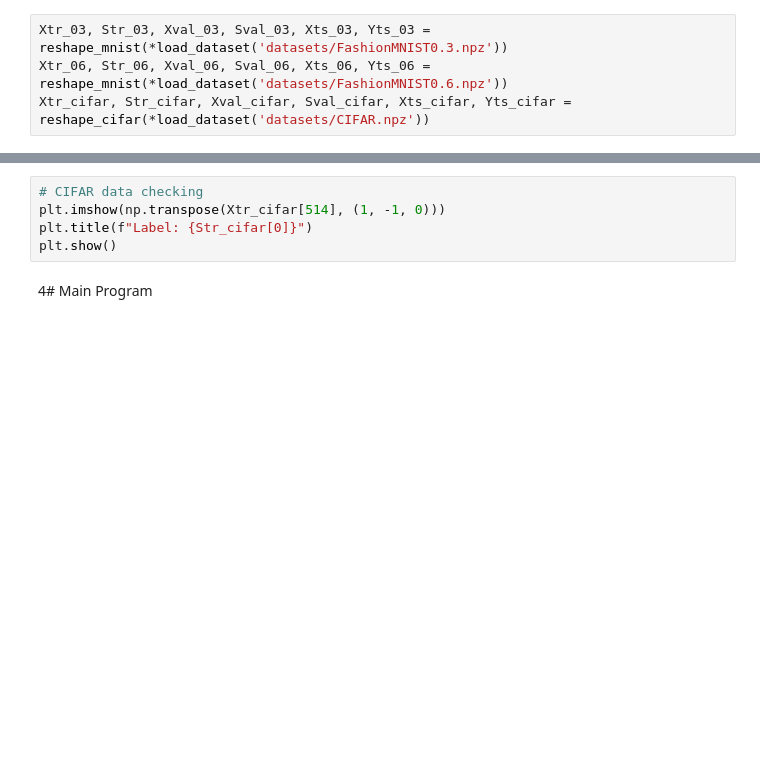
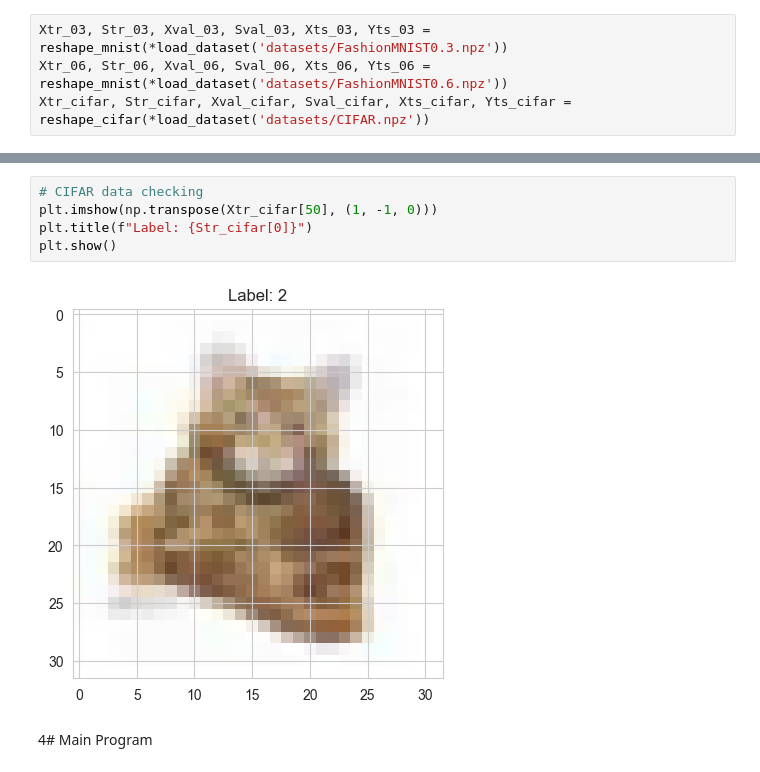
Before and after one commit to NTRICO/comp5328-Assign2, a Jupyter notebook: cycle-consistency_regularization.ipynb, the cells around one changed output, grey strips where cells are left out. Saved outputs shown, nothing was run; the diff lists cells and outputs as text; blank space fills up the shorter version.

```diff
--- a/cycle-consistency_regularization.ipynb
+++ b/cycle-consistency_regularization.ipynb
@@ -70,8 +76,10 @@ plt.show()
 # %%
 # CIFAR data checking
-plt.imshow(np.transpose(Xtr_cifar[514], (1, -1, 0)))
+plt.imshow(np.transpose(Xtr_cifar[50], (1, -1, 0)))
 plt.title(f"Label: {Str_cifar[0]}")
 plt.show()
+# %% [output]
+[figure, added]
 # %% [markdown]
 4# Main Program
 # %% [markdown]
```
Also changed, not shown: parts of 7 cells of this notebook.
